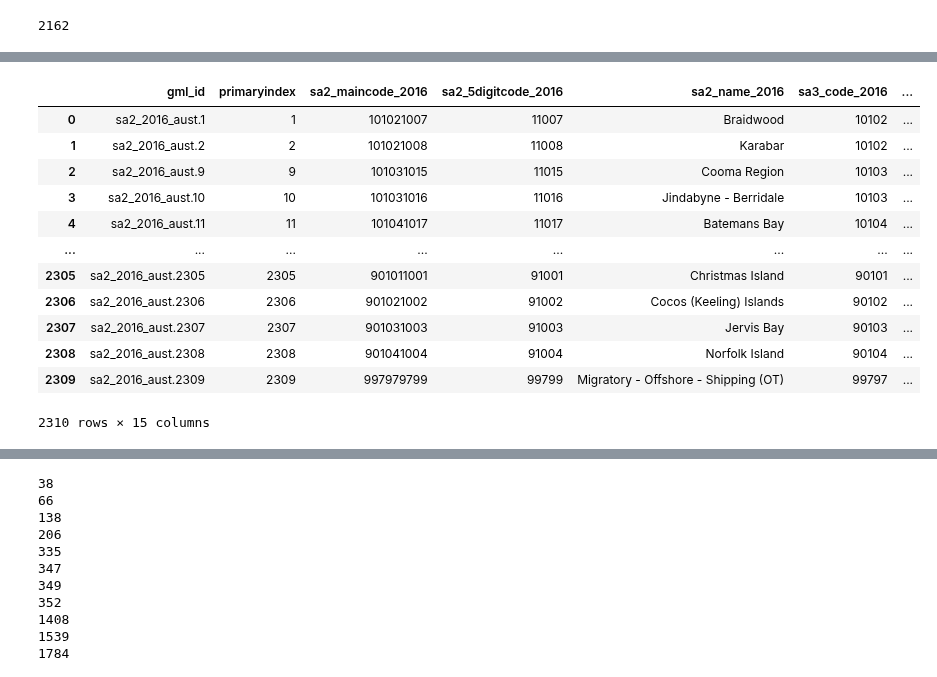
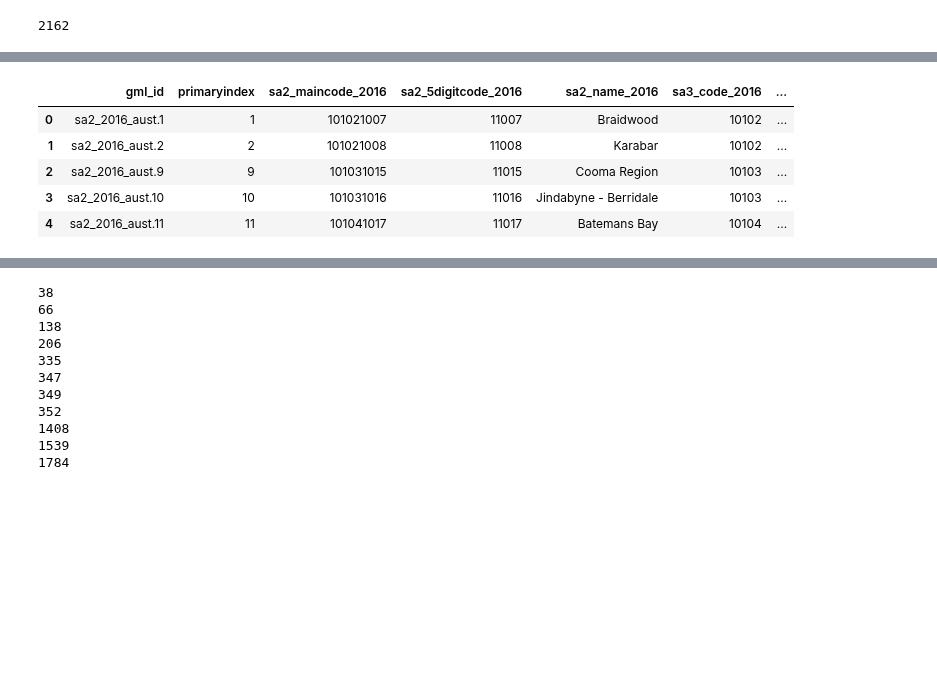
Before and after one commit to MAST30034-Applied-Data-Science/generic-buy-now-pay-later-project-group-11, a Jupyter notebook: notebooks/poa_to_sa2.ipynb, the cells around one changed output, grey strips where cells are left out. Drawn from its saved outputs; the diff is of its cells as text; code cells hidden in the pictures; blank space fills up the shorter version.

```diff
--- a/notebooks/poa_to_sa2.ipynb
+++ b/notebooks/poa_to_sa2.ipynb
@@ -116,19 +37,12 @@ poa_bound
 # %%
-sa2_bound
+sa2_bound.head()
 # %% [output]
 |  | gml_id | primaryindex | sa2_maincode_2016 | sa2_5digitcode_2016 | sa2_name_2016 | sa3_code_2016 | ... |
 | 0 | sa2_2016_aust.1 | 1 | 101021007 | 11007 | Braidwood | 10102 | ... |
 | 1 | sa2_2016_aust.2 | 2 | 101021008 | 11008 | Karabar | 10102 | ... |
 | 2 | sa2_2016_aust.9 | 9 | 101031015 | 11015 | Cooma Region | 10103 | ... |
 | 3 | sa2_2016_aust.10 | 10 | 101031016 | 11016 | Jindabyne - Berridale | 10103 | ... |
 | 4 | sa2_2016_aust.11 | 11 | 101041017 | 11017 | Batemans Bay | 10104 | ... |
-| ... | ... | ... | ... | ... | ... | ... | ... |
-| 2305 | sa2_2016_aust.2305 | 2305 | 901011001 | 91001 | Christmas Island | 90101 | ... |
-| 2306 | sa2_2016_aust.2306 | 2306 | 901021002 | 91002 | Cocos (Keeling) Islands | 90102 | ... |
-| 2307 | sa2_2016_aust.2307 | 2307 | 901031003 | 91003 | Jervis Bay | 90103 | ... |
-| 2308 | sa2_2016_aust.2308 | 2308 | 901041004 | 91004 | Norfolk Island | 90104 | ... |
-| 2309 | sa2_2016_aust.2309 | 2309 | 997979799 | 99799 | Migratory - Offshore - Shipping (OT) | 99797 | ... |
-2310 rows × 15 columns
 # %%
 poa_bound["geometry"] = poa_bound["geometry"].to_crs(epsg=4326)
 sa2_bound["geometry"] = sa2_bound["geometry"].to_crs(epsg=4326)
```
Also changed, not shown: parts of 20 cells of this notebook, 2 other files.
